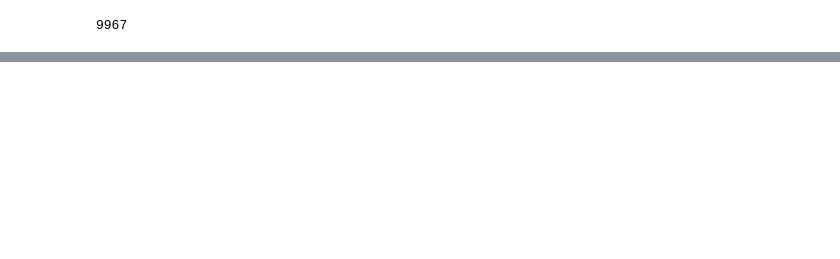
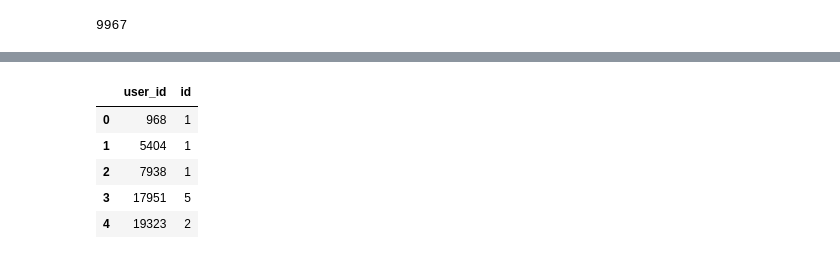
Before and after one commit to ecmyhre/customer-switching, a Jupyter notebook: customer_switching.ipynb, the cells around one changed output, grey strips where cells are left out. Drawn from its saved outputs; the diff is of its cells as text; code cells hidden in the pictures; blank space fills up the shorter version.

```diff
--- a/customer_switching.ipynb
+++ b/customer_switching.ipynb
@@ -185,0 +164,9 @@ matrix
+# %%
+cust_sub_count.head()
+# %% [output]
+|  | user_id | id |
+| 0 | 968 | 1 |
+| 1 | 5404 | 1 |
+| 2 | 7938 | 1 |
+| 3 | 17951 | 5 |
+| 4 | 19323 | 2 |
```
Also changed, not shown: parts of 11 cells of this notebook, 6 other files.
